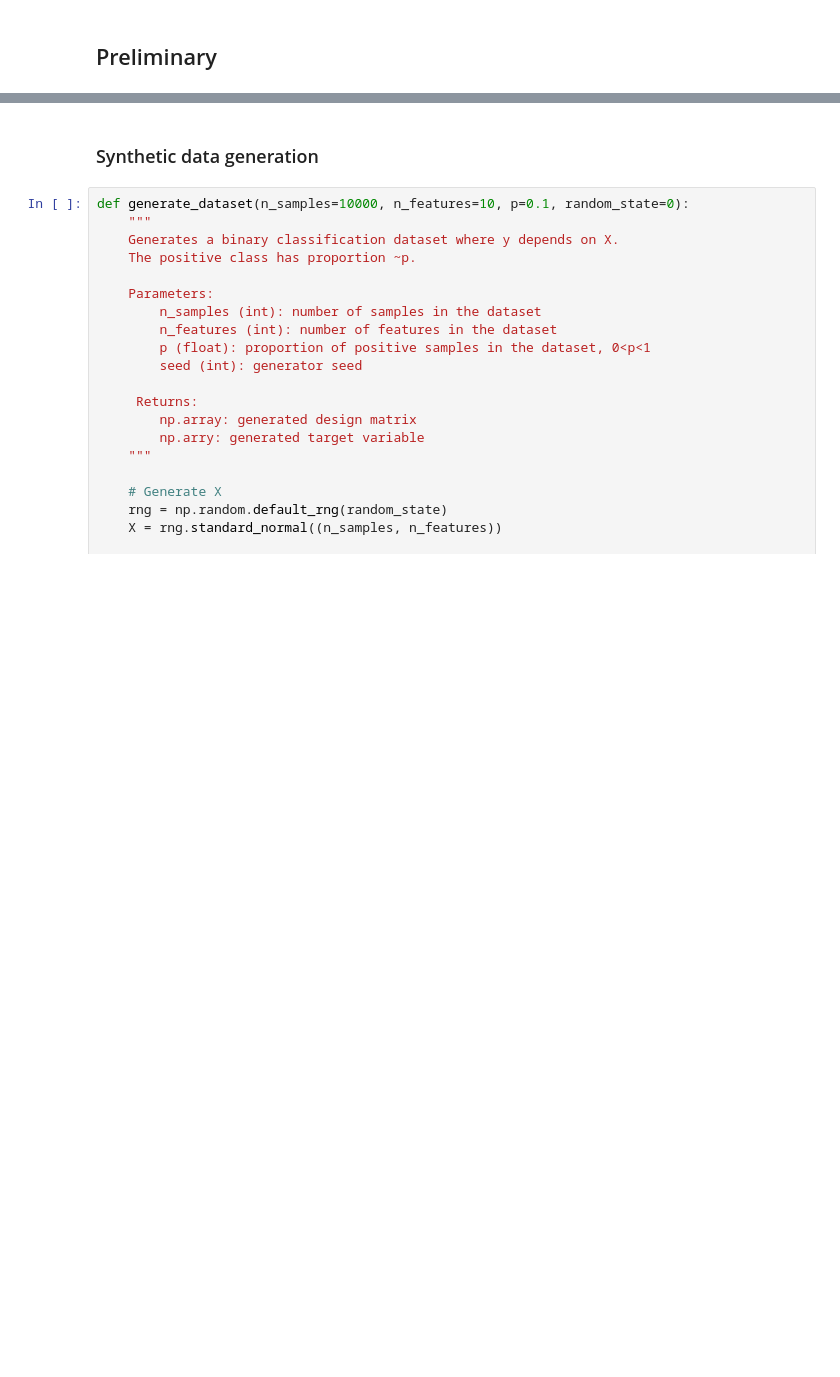
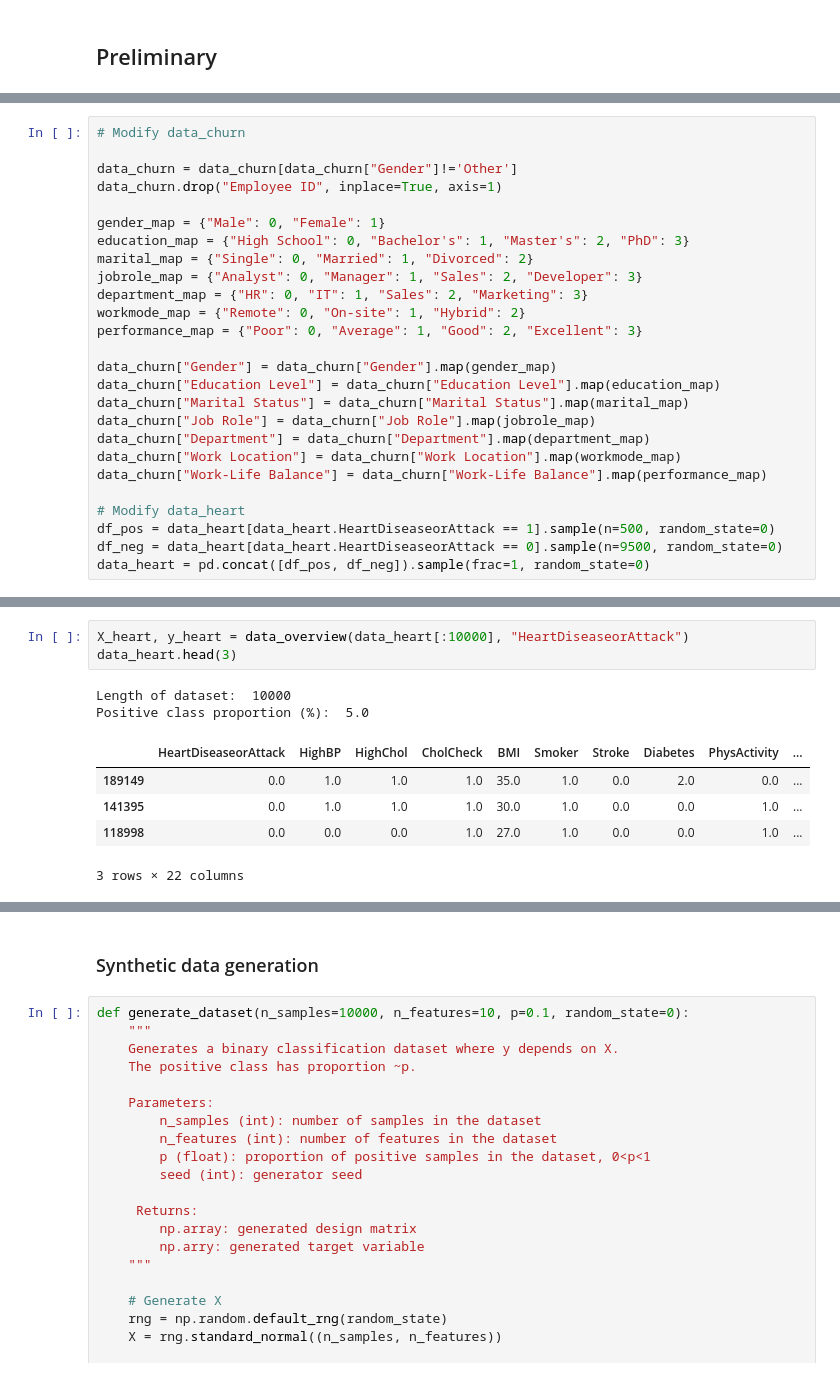
Before and after one commit to Lauryne-Moyse/MSc_Code_Public, a Jupyter notebook: Code_project.ipynb, the cells around one changed output, grey strips where cells are left out. Saved outputs shown, nothing was run; the diff lists cells and outputs as text; blank space fills up the shorter version.

```diff
--- a/Code_project.ipynb
+++ b/Code_project.ipynb
@@ -28,0 +38,26 @@ import torch
+# %%
+# Modify data_churn
+
+data_churn = data_churn[data_churn["Gender"]!='Other']
+data_churn.drop("Employee ID", inplace=True, axis=1)
+
+gender_map = {"Male": 0, "Female": 1}
+education_map = {"High School": 0, "Bachelor's": 1, "Master's": 2, "PhD": 3}
+marital_map = {"Single": 0, "Married": 1, "Divorced": 2}
+jobrole_map = {"Analyst": 0, "Manager": 1, "Sales": 2, "Developer": 3}
+department_map = {"HR": 0, "IT": 1, "Sales": 2, "Marketing": 3}
+workmode_map = {"Remote": 0, "On-site": 1, "Hybrid": 2}
+performance_map = {"Poor": 0, "Average": 1, "Good": 2, "Excellent": 3}
+
+data_churn["Gender"] = data_churn["Gender"].map(gender_map)
+data_churn["Education Level"] = data_churn["Education Level"].map(education_map)
+data_churn["Marital Status"] = data_churn["Marital Status"].map(marital_map)
+data_churn["Job Role"] = data_churn["Job Role"].map(jobrole_map)
+data_churn["Department"] = data_churn["Department"].map(department_map)
+data_churn["Work Location"] = data_churn["Work Location"].map(workmode_map)
+data_churn["Work-Life Balance"] = data_churn["Work-Life Balance"].map(performance_map)
+
+# Modify data_heart
+df_pos = data_heart[data_heart.HeartDiseaseorAttack == 1].sample(n=500, random_state=0)
+df_neg = data_heart[data_heart.HeartDiseaseorAttack == 0].sample(n=9500, random_state=0)
+data_heart = pd.concat([df_pos, df_neg]).sample(frac=1, random_state=0)
@@ -28,0 +94,11 @@ import torch
+# %%
+X_heart, y_heart = data_overview(data_heart[:10000], "HeartDiseaseorAttack")
+data_heart.head(3)
+# %% [output]
+Length of dataset:  10000
+Positive class proportion (%):  5.0
+|  | HeartDiseaseorAttack | HighBP | HighChol | CholCheck | BMI | Smoker | Stroke | Diabetes | PhysActivity | ... |
+| 189149 | 0.0 | 1.0 | 1.0 | 1.0 | 35.0 | 1.0 | 0.0 | 2.0 | 0.0 | ... |
+| 141395 | 0.0 | 1.0 | 1.0 | 1.0 | 30.0 | 1.0 | 0.0 | 0.0 | 1.0 | ... |
+| 118998 | 0.0 | 0.0 | 0.0 | 1.0 | 27.0 | 1.0 | 0.0 | 0.0 | 1.0 | ... |
+3 rows × 22 columns
```
Also changed, not shown: parts of 23 cells of this notebook, 6 other files.
